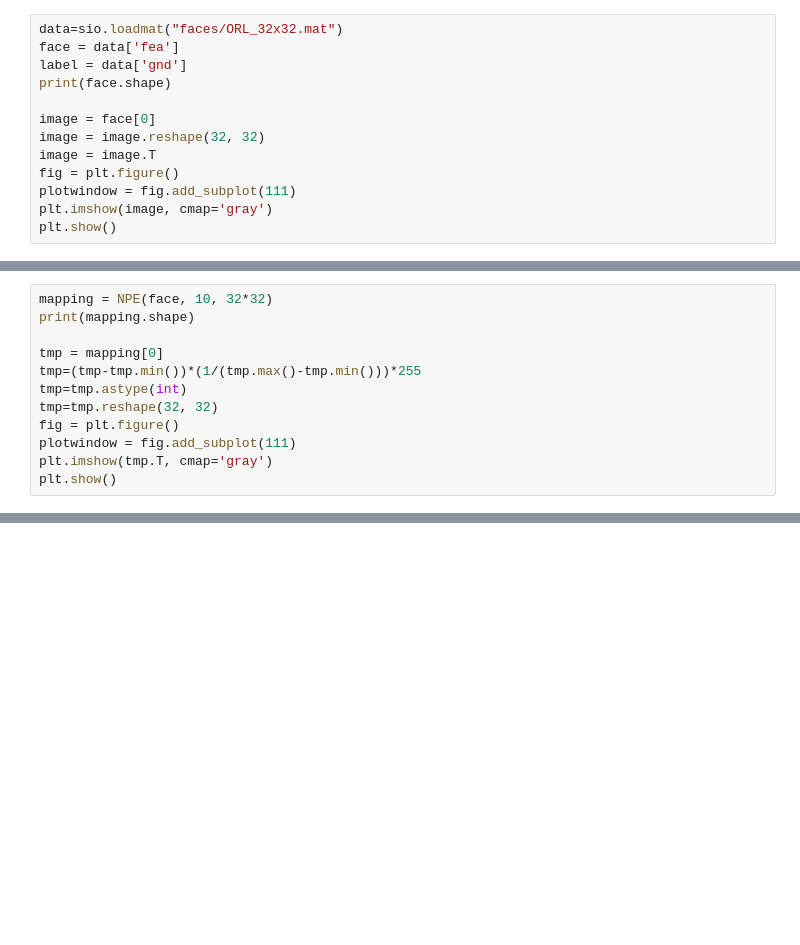
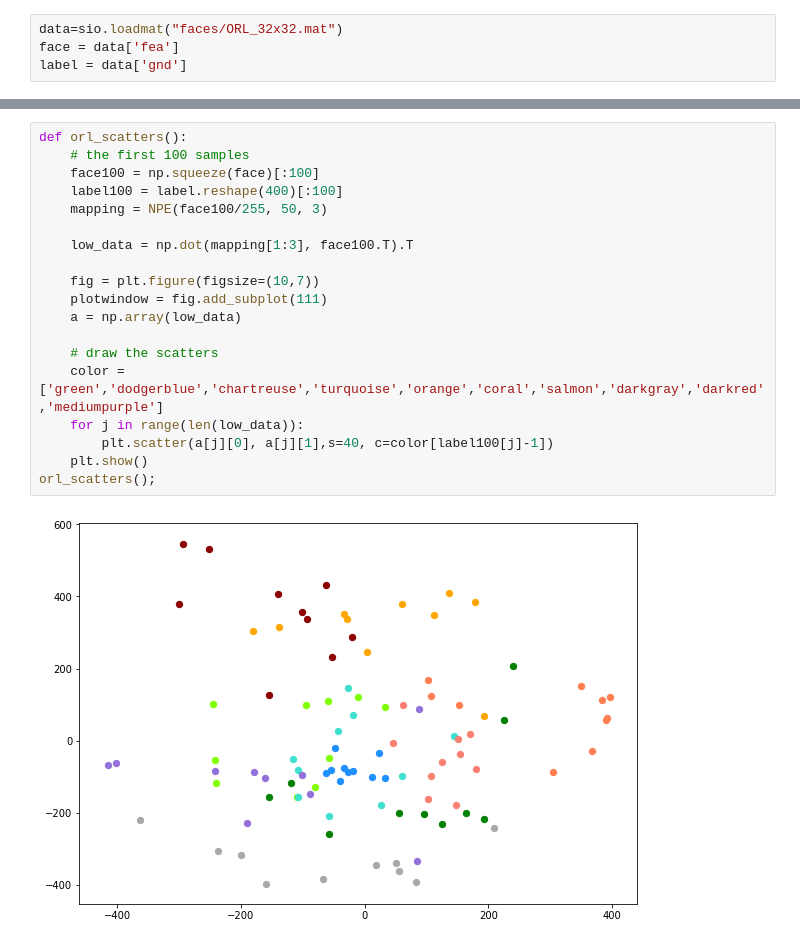
Before and after one commit to cxrasdfg/Dimension-Reduction, a Jupyter notebook: NPE.ipynb, the cells around one changed output, grey strips where cells are left out. Saved outputs shown, nothing was run; the diff lists cells and outputs as text; blank space fills up the shorter version.

```diff
--- a/NPE.ipynb
+++ b/NPE.ipynb
@@ -37,12 +31,3 @@ plt.show()
 data=sio.loadmat("faces/ORL_32x32.mat")
 face = data['fea']
 label = data['gnd']
-print(face.shape)
-
-image = face[0]
-image = image.reshape(32, 32)
-image = image.T
-fig = plt.figure()
-plotwindow = fig.add_subplot(111)
-plt.imshow(image, cmap='gray')
-plt.show()
@@ -145,12 +115,0 @@ computing eig
-# %%
-mapping = NPE(face, 10, 32*32)
-print(mapping.shape)
-
-tmp = mapping[0]
-tmp=(tmp-tmp.min())*(1/(tmp.max()-tmp.min()))*255
-tmp=tmp.astype(int)
-tmp=tmp.reshape(32, 32)
-fig = plt.figure()
-plotwindow = fig.add_subplot(111)
-plt.imshow(tmp.T, cmap='gray')
-plt.show()
@@ -160,0 +172,21 @@ for i in range(400):
+# %%
+def orl_scatters():
+    # the first 100 samples
+    face100 = np.squeeze(face)[:100]
+    label100 = label.reshape(400)[:100]
+    mapping = NPE(face100/255, 50, 3)
+
+    low_data = np.dot(mapping[1:3], face100.T).T
+
+    fig = plt.figure(figsize=(10,7))
+    plotwindow = fig.add_subplot(111)
+    a = np.array(low_data)
+
+    # draw the scatters
+    color = ['green','dodgerblue','chartreuse','turquoise','orange','coral','salmon','darkgray','darkred','mediumpurple']
+    for j in range(len(low_data)):
+        plt.scatter(a[j][0], a[j][1],s=40, c=color[label100[j]-1])
+    plt.show()
+orl_scatters();
+# %% [output]
+[figure, added]
```
Also changed, not shown: parts of 10 cells of this notebook, 2 other files.
